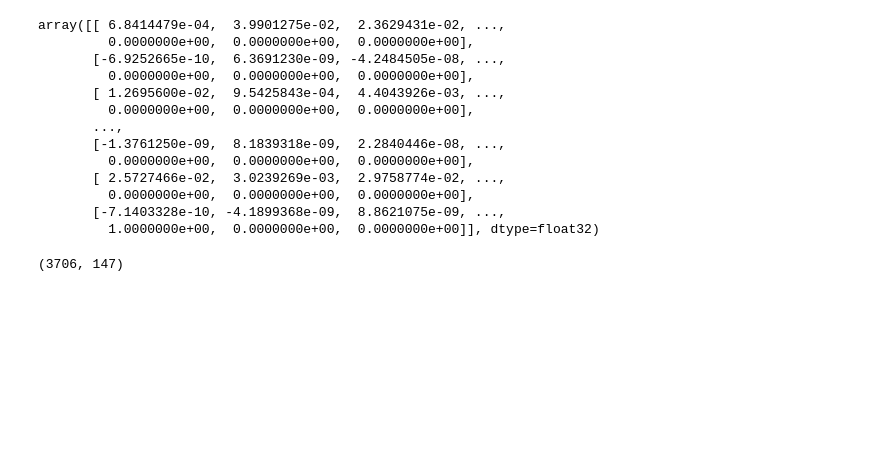
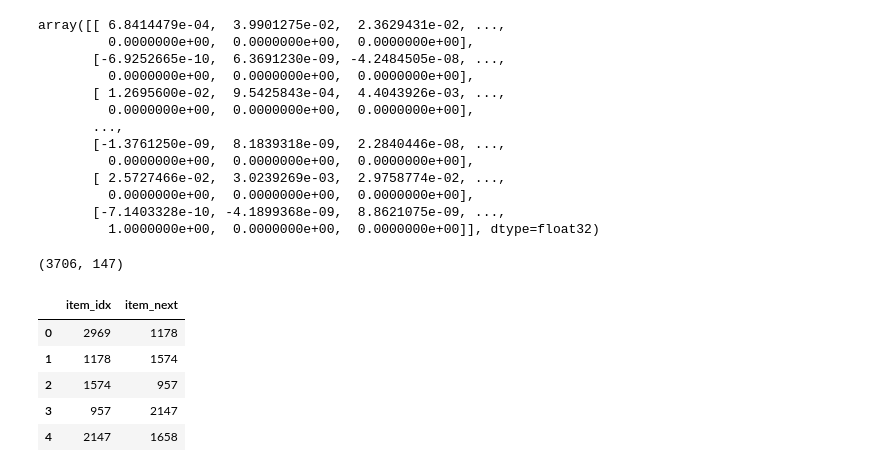
Before and after one commit to nikonhovzunov/plum-ml1m-repro, a Jupyter notebook: notebooks/03_rqvae_model.ipynb, the cells around one changed output. Saved outputs shown, nothing was run; the diff lists cells and outputs as text; code cells hidden in the pictures; blank space fills up the shorter version.

```diff
--- a/notebooks/03_rqvae_model.ipynb
+++ b/notebooks/03_rqvae_model.ipynb
@@ -54,0 +56,11 @@ X = torch.tensor(X, dtype=torch.float32, device=device)
+# %%
+sid_pairs_path = '../data/processed/sid_pairs/co_pairs_neighbors.parquet'
+df_sid = pd.read_parquet(sid_pairs_path)
+df_sid.head()
+# %% [output]
+|  | item_idx | item_next |
+| 0 | 2969 | 1178 |
+| 1 | 1178 | 1574 |
+| 2 | 1574 | 957 |
+| 3 | 957 | 2147 |
+| 4 | 2147 | 1658 |
```
Also changed, not shown: parts of 8 cells of this notebook, 9 other files.
